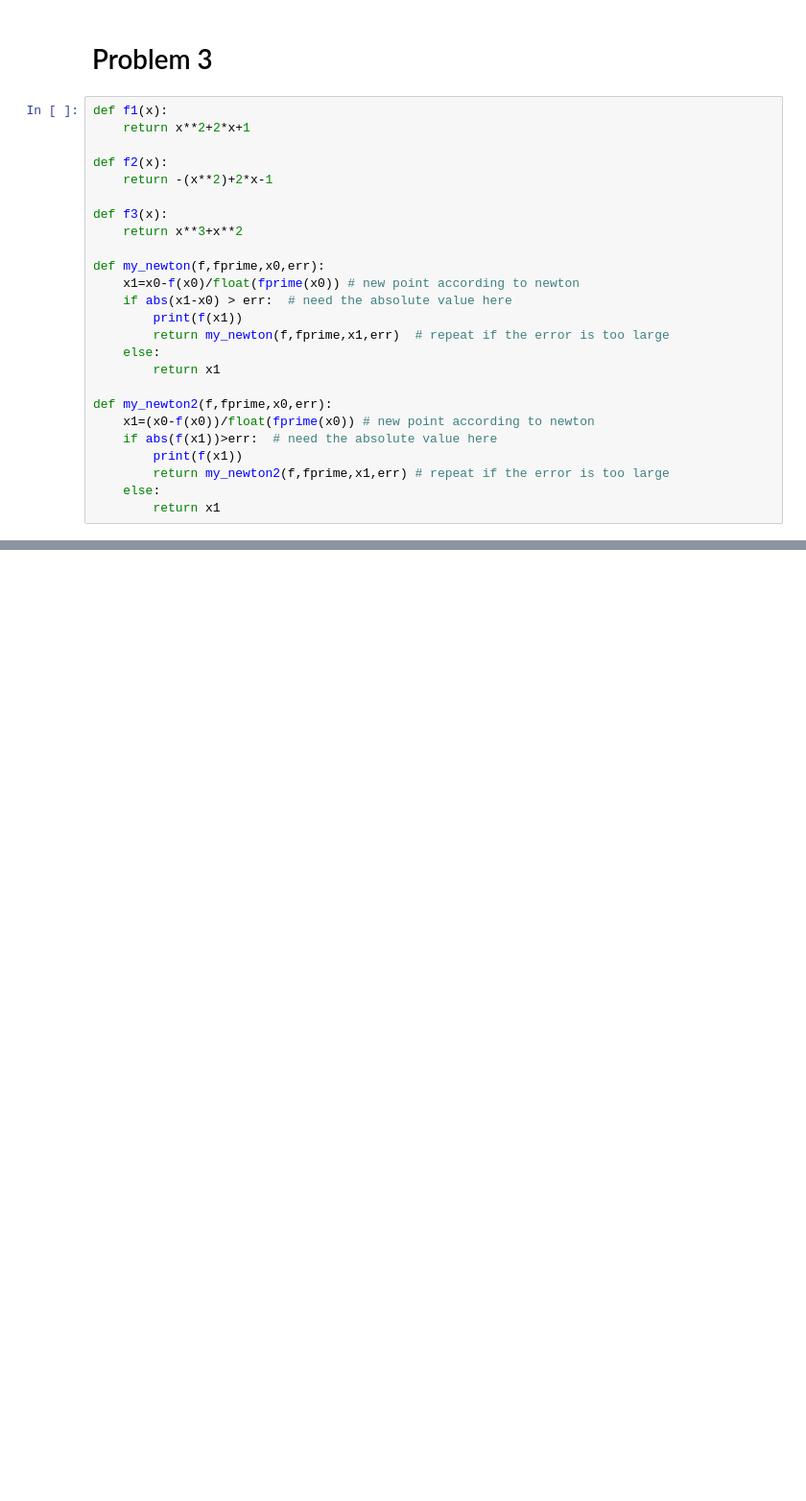
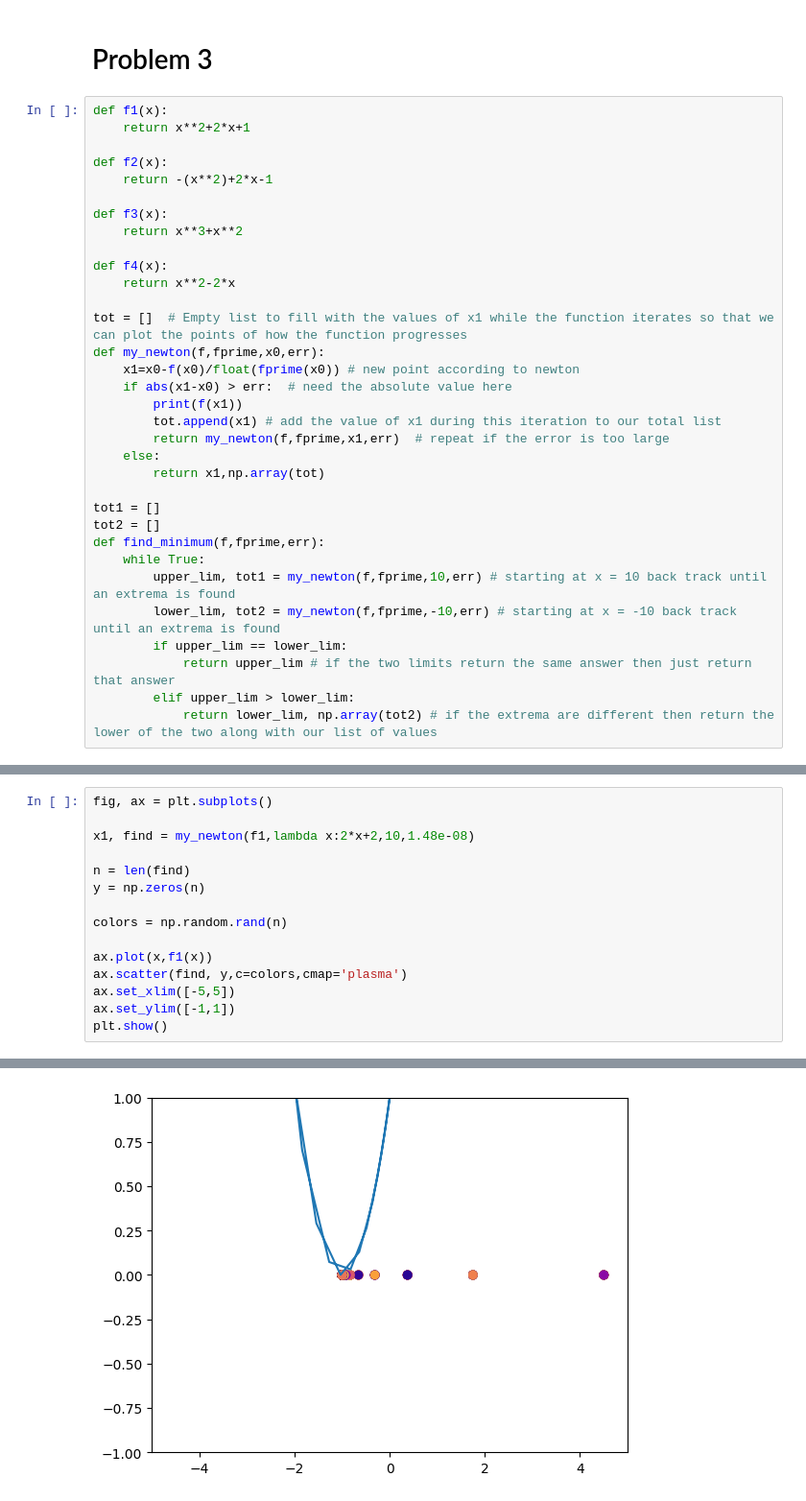
Before and after one commit to parkergeorge30/Phys41, a Jupyter notebook: HW4.ipynb, the cells around one changed output, grey strips where cells are left out. Shown at 96% size. Saved outputs shown, nothing was run; the diff lists cells and outputs as text; blank space fills up the shorter version.

```diff
--- a/HW4.ipynb
+++ b/HW4.ipynb
@@ -158,19 +162,27 @@ def f2(x):
 def f3(x):
     return x**3+x**2
 
+def f4(x):
+    return x**2-2*x
+
+tot = []  # Empty list to fill with the values of x1 while the function iterates so that we can plot the points of how the function progresses
 def my_newton(f,fprime,x0,err):
     x1=x0-f(x0)/float(fprime(x0)) # new point according to newton
     if abs(x1-x0) > err:  # need the absolute value here
         print(f(x1))
+        tot.append(x1) # add the value of x1 during this iteration to our total list
         return my_newton(f,fprime,x1,err)  # repeat if the error is too large
     else:
-        return x1
+        return x1,np.array(tot)
 
-def my_newton2(f,fprime,x0,err):
-    x1=(x0-f(x0))/float(fprime(x0)) # new point according to newton
-    if abs(f(x1))>err:  # need the absolute value here
-        print(f(x1))
-        return my_newton2(f,fprime,x1,err) # repeat if the error is too large
-    else:
-        return x1
+tot1 = []
+tot2 = []
+def find_minimum(f,fprime,err):
+    while True:
+        upper_lim, tot1 = my_newton(f,fprime,10,err) # starting at x = 10 back track until an extrema is found
+        lower_lim, tot2 = my_newton(f,fprime,-10,err) # starting at x = -10 back track until an extrema is found
+        if upper_lim == lower_lim:
+            return upper_lim # if the two limits return the same answer then just return that answer
+        elif upper_lim > lower_lim:
+            return lower_lim, np.array(tot2) # if the extrema are different then return the lower of the two along with our list of values
 # %%
@@ -238,0 +279,16 @@ my_newton(f3,lambda x:3*(x**2)+2*x, 10, 1.48e-08)
+# %%
+fig, ax = plt.subplots()
+
+x1, find = my_newton(f1,lambda x:2*x+2,10,1.48e-08)
+
+n = len(find)
+y = np.zeros(n)
+
+colors = np.random.rand(n)
+
+ax.plot(x,f1(x))
+ax.scatter(find, y,c=colors,cmap='plasma')
+ax.set_xlim([-5,5])
+ax.set_ylim([-1,1])
+plt.show()
+# %% [output]
@@ -238,0 +312 @@ my_newton(f3,lambda x:3*(x**2)+2*x, 10, 1.48e-08)
+[figure, added]
```
Also changed, not shown: parts of 11 cells of this notebook.
